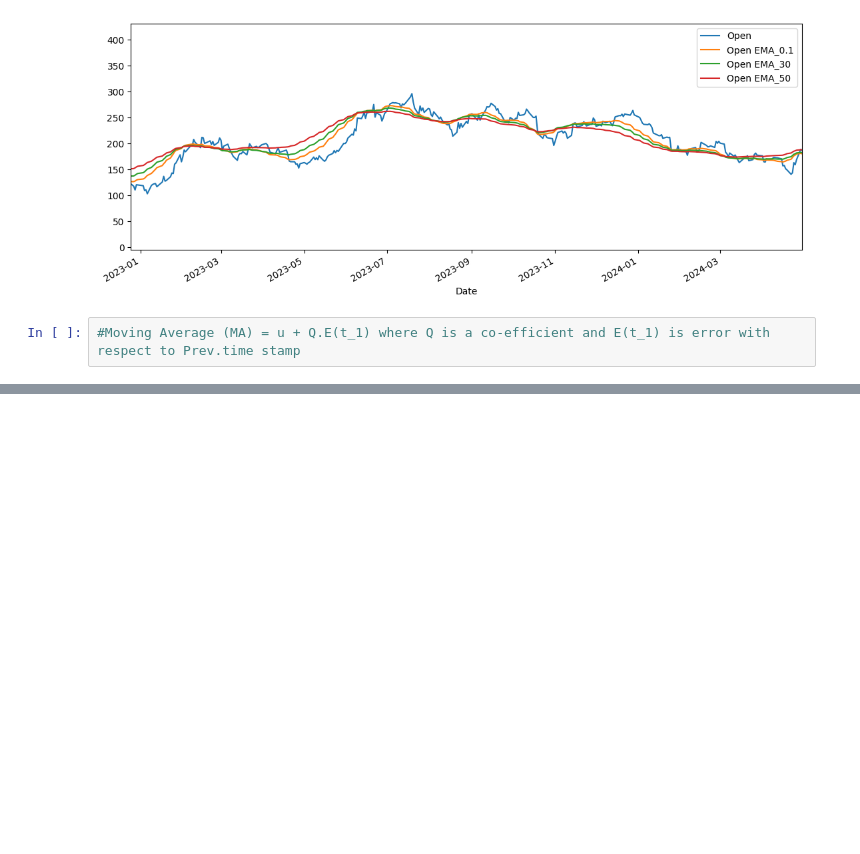
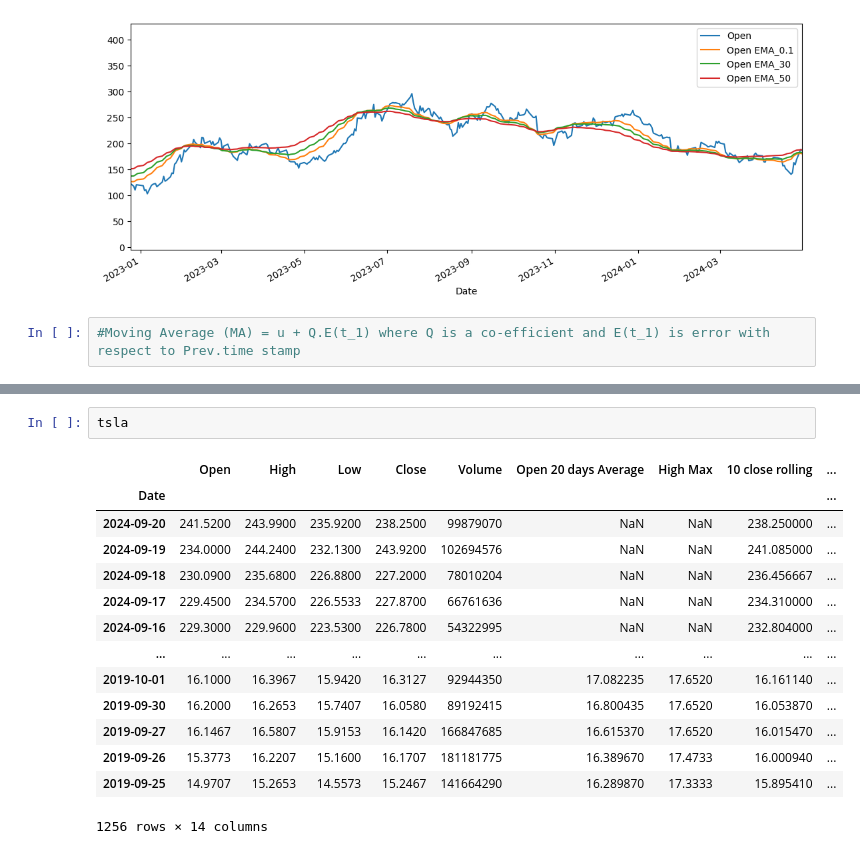
Before and after one commit to KizMan-23/time_series-analysis, a Jupyter notebook: stock_tsa.ipynb, the cells around one changed output, grey strips where cells are left out. Cells and saved outputs as stored; diff of their text form; blank space fills up the shorter version.

```diff
--- a/stock_tsa.ipynb
+++ b/stock_tsa.ipynb
@@ -244,0 +259,17 @@ tsla[['Open', 'Open EMA_0.1','Open EMA_30', 'Open EMA_50']].plot(xlim =['2022-12
+# %%
+tsla
+# %% [output]
+|  | Open | High | Low | Close | Volume | Open 20 days Average | High Max | 10 close rolling | ... |
+| Date |  |  |  |  |  |  |  |  | ... |
+| 2024-09-20 | 241.5200 | 243.9900 | 235.9200 | 238.2500 | 99879070 | NaN | NaN | 238.250000 | ... |
+| 2024-09-19 | 234.0000 | 244.2400 | 232.1300 | 243.9200 | 102694576 | NaN | NaN | 241.085000 | ... |
+| 2024-09-18 | 230.0900 | 235.6800 | 226.8800 | 227.2000 | 78010204 | NaN | NaN | 236.456667 | ... |
+| 2024-09-17 | 229.4500 | 234.5700 | 226.5533 | 227.8700 | 66761636 | NaN | NaN | 234.310000 | ... |
+| 2024-09-16 | 229.3000 | 229.9600 | 223.5300 | 226.7800 | 54322995 | NaN | NaN | 232.804000 | ... |
+| ... | ... | ... | ... | ... | ... | ... | ... | ... | ... |
+| 2019-10-01 | 16.1000 | 16.3967 | 15.9420 | 16.3127 | 92944350 | 17.082235 | 17.6520 | 16.161140 | ... |
+| 2019-09-30 | 16.2000 | 16.2653 | 15.7407 | 16.0580 | 89192415 | 16.800435 | 17.6520 | 16.053870 | ... |
+| 2019-09-27 | 16.1467 | 16.5807 | 15.9153 | 16.1420 | 166847685 | 16.615370 | 17.6520 | 16.015470 | ... |
+| 2019-09-26 | 15.3773 | 16.2207 | 15.1600 | 16.1707 | 181181775 | 16.389670 | 17.4733 | 16.000940 | ... |
+| 2019-09-25 | 14.9707 | 15.2653 | 14.5573 | 15.2467 | 141664290 | 16.289870 | 17.3333 | 15.895410 | ... |
+1256 rows × 14 columns
```
Also changed, not shown: parts of 11 cells of this notebook.
